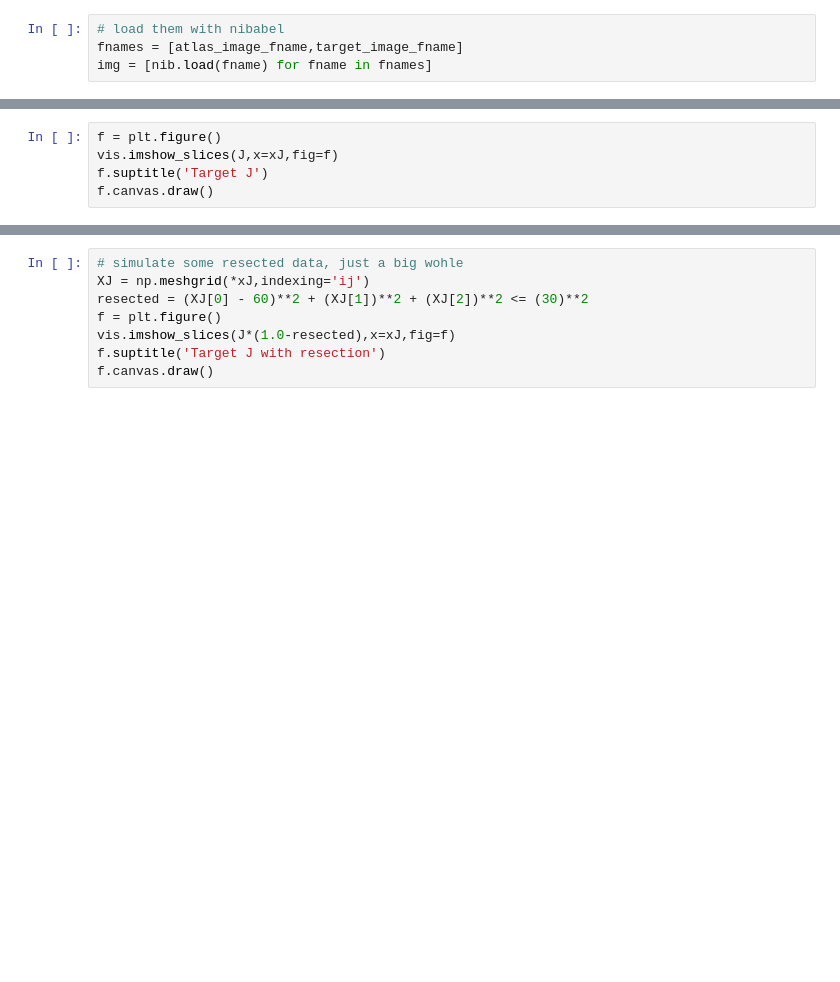
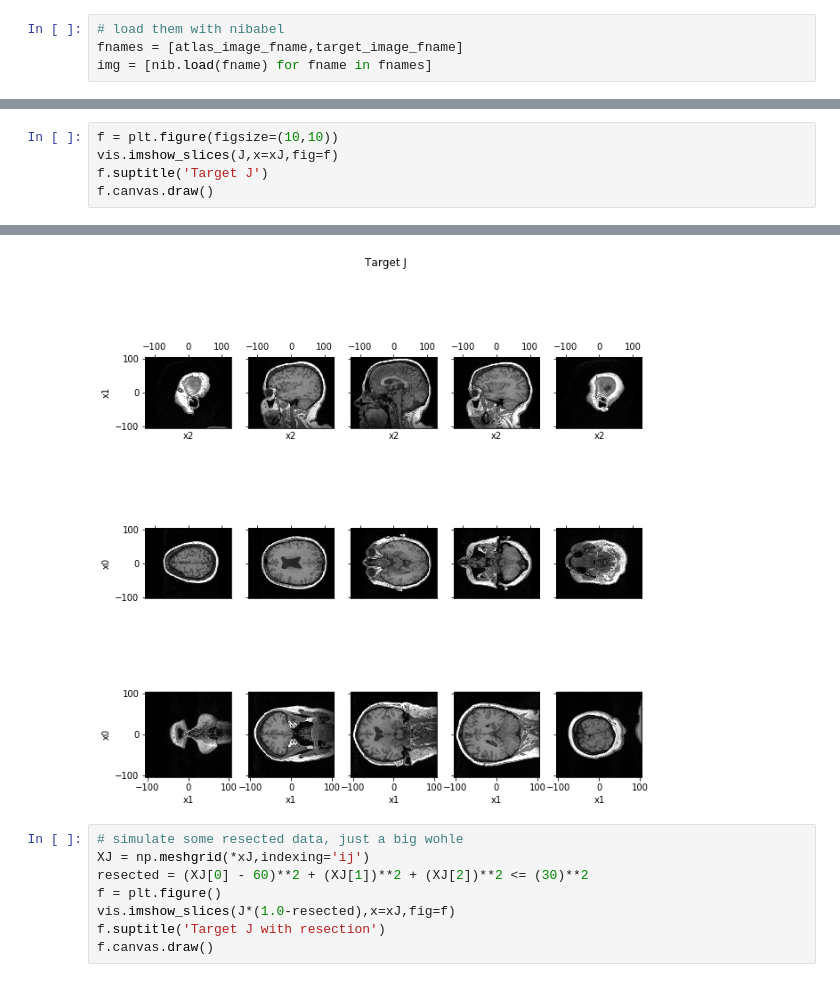
Before and after one commit to ncsl/seek, a Jupyter notebook: notebooks/Example_Human_MRI_Resection.ipynb, the cells around one changed output, grey strips where cells are left out. Drawn from its saved outputs; the diff is of its cells as text; blank space fills up the shorter version.

```diff
--- a/notebooks/Example_Human_MRI_Resection.ipynb
+++ b/notebooks/Example_Human_MRI_Resection.ipynb
@@ -82,5 +66,5 @@ f.canvas.draw()
 # %%
-f = plt.figure()
+f = plt.figure(figsize=(10,10))
 vis.imshow_slices(J,x=xJ,fig=f)
 f.suptitle('Target J')
 f.canvas.draw()
@@ -90,3 +72,4 @@ f.canvas.draw()
+[figure, added]
 # %%
 # simulate some resected data, just a big wohle
 XJ = np.meshgrid(*xJ,indexing='ij')
```
Also changed, not shown: parts of 5 cells of this notebook, 2 other files.
